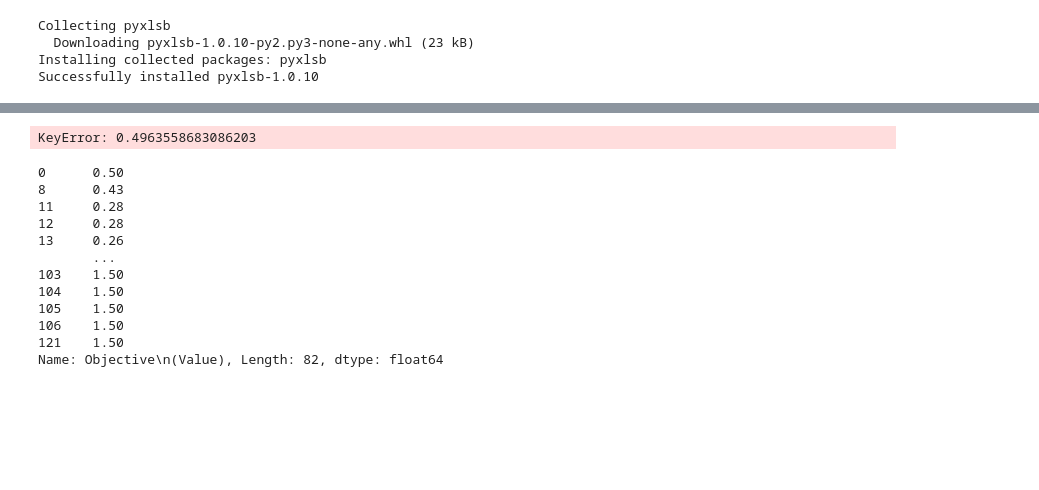
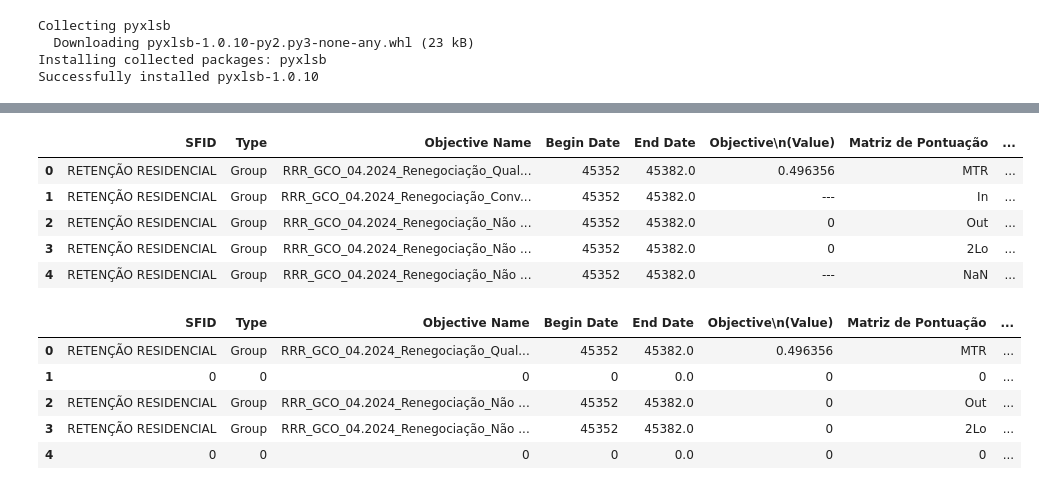
Before and after one commit to josepmatias/nos_reten-ao, a Jupyter notebook: Objectivos reactiva template.ipynb, the cells around one changed output, grey strips where cells are left out. Drawn from its saved outputs; the diff is of its cells as text; code cells hidden in the pictures; blank space fills up the shorter version.

```diff
--- a/Objectivos reactiva template.ipynb
+++ b/Objectivos reactiva template.ipynb
@@ -158,3 +163,12 @@ print(dicionario2)
+# %%
+resumo_template3.head()
+# %% [output]
+|  | SFID | Type | Objective Name | Begin Date | End Date | Objective\n(Value) | Matriz de Pontuação | ... |
+| 0 | RETENÇÃO RESIDENCIAL | Group | RRR_GCO_04.2024_Renegociação_Qual... | 45352 | 45382.0 | 0.496356 | MTR | ... |
+| 1 | RETENÇÃO RESIDENCIAL | Group | RRR_GCO_04.2024_Renegociação_Conv... | 45352 | 45382.0 | --- | In | ... |
+| 2 | RETENÇÃO RESIDENCIAL | Group | RRR_GCO_04.2024_Renegociação_Não ... | 45352 | 45382.0 | 0 | Out | ... |
+| 3 | RETENÇÃO RESIDENCIAL | Group | RRR_GCO_04.2024_Renegociação_Não ... | 45352 | 45382.0 | 0 | 2Lo | ... |
+| 4 | RETENÇÃO RESIDENCIAL | Group | RRR_GCO_04.2024_Renegociação_Não ... | 45352 | 45382.0 | --- | NaN | ... |
 # %%
 #resumo_template2.columns
 
@@ -164,26 +178,22 @@ print(dicionario2)
 
 resumo_template3.loc[resumo_template3["Objective\n(Value)"]=="---"]=0
 
-def arredondar(col):
-  return resumo_template3.loc[(resumo_template3[col]>0) & (resumo_template3[col].isna()==False), col].apply(lambda x: round(x, 2))
+#def arredondar(col):
+  #return resumo_template3.loc[(resumo_template3[col]>0) & (resumo_template3[col].isna()==False), col].apply(lambda x: round(x, 2))
 
-resumo_template3["Objective\n(Value)"]=resumo_template3["Objective\n(Value)"].apply(arredondar)
+#resumo_template3["Objective\n(Value)"]=resumo_template3["Objective\n(Value)"].apply(round(2))
+
+#resumo_template3["Objective\n(Value)"]=resumo_template3["Objective\n(Value)"].astype("float").round(2)
-# %% [output]
-KeyError: 0.4963558683086203
 # %%
 #"Objective\n(Value)"
 
-resumo_template3.loc[(resumo_template3["Objective\n(Value)"]>0) & (resumo_template3["Objective\n(Value)"].isna()==False), "Objective\n(Value)"].apply(lambda x: round(x, 2))
+#resumo_template3.loc[(resumo_template3["Objective\n(Value)"]>0) & (resumo_template3["Objective\n(Value)"].isna()==False), "Objective\n(Value)"].apply(lambda x: round(x, 2))
+
+resumo_template3.head()
 # %% [output]
-0      0.50
-8      0.43
-11     0.28
-12     0.28
-13     0.26
-       ...
-103    1.50
-104    1.50
-105    1.50
-106    1.50
-121    1.50
-Name: Objective\n(Value), Length: 82, dtype: float64
+|  | SFID | Type | Objective Name | Begin Date | End Date | Objective\n(Value) | Matriz de Pontuação | ... |
+| 0 | RETENÇÃO RESIDENCIAL | Group | RRR_GCO_04.2024_Renegociação_Qual... | 45352 | 45382.0 | 0.496356 | MTR | ... |
+| 1 | 0 | 0 | 0 | 0 | 0.0 | 0 | 0 | ... |
+| 2 | RETENÇÃO RESIDENCIAL | Group | RRR_GCO_04.2024_Renegociação_Não ... | 45352 | 45382.0 | 0 | Out | ... |
+| 3 | RETENÇÃO RESIDENCIAL | Group | RRR_GCO_04.2024_Renegociação_Não ... | 45352 | 45382.0 | 0 | 2Lo | ... |
+| 4 | 0 | 0 | 0 | 0 | 0.0 | 0 | 0 | ... |
```
Also changed, not shown: parts of 9 cells of this notebook.
